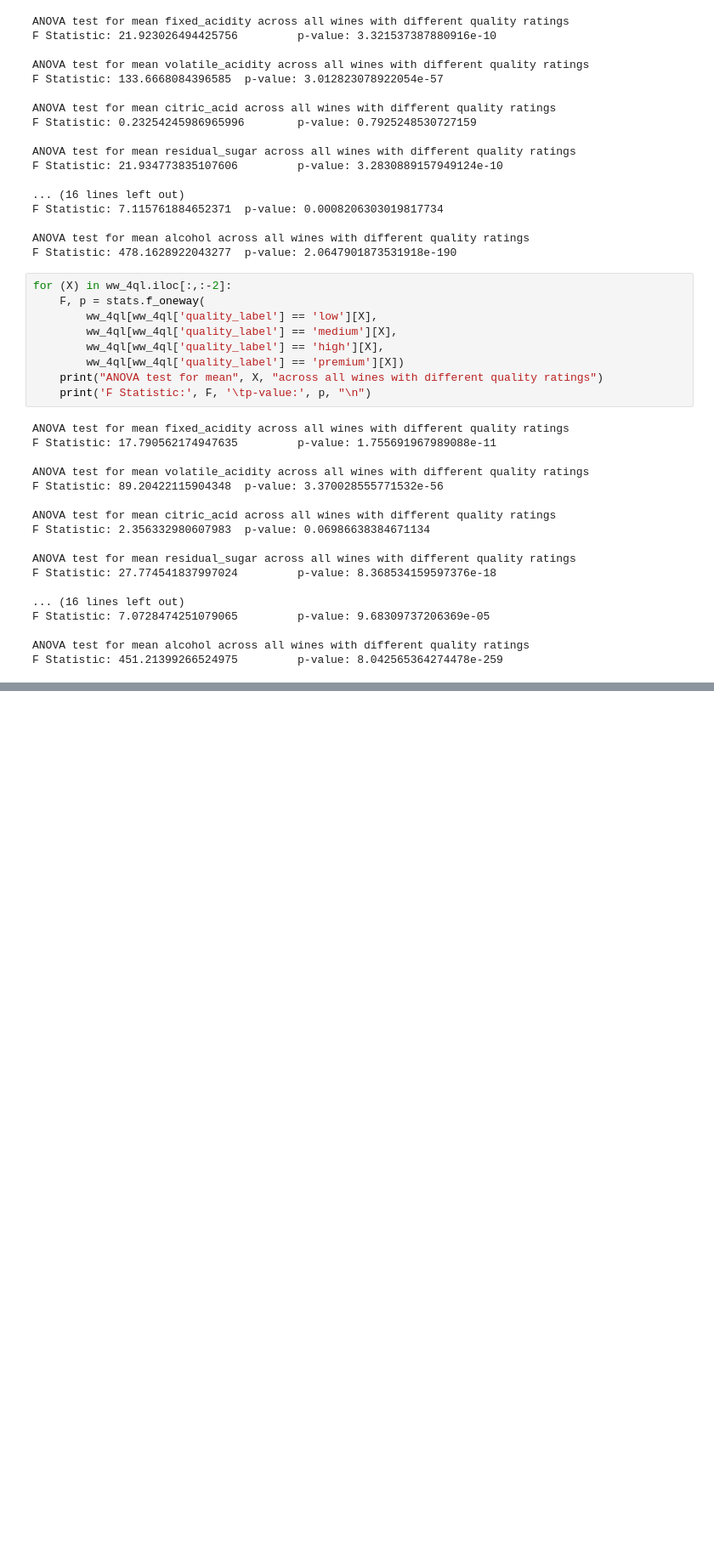
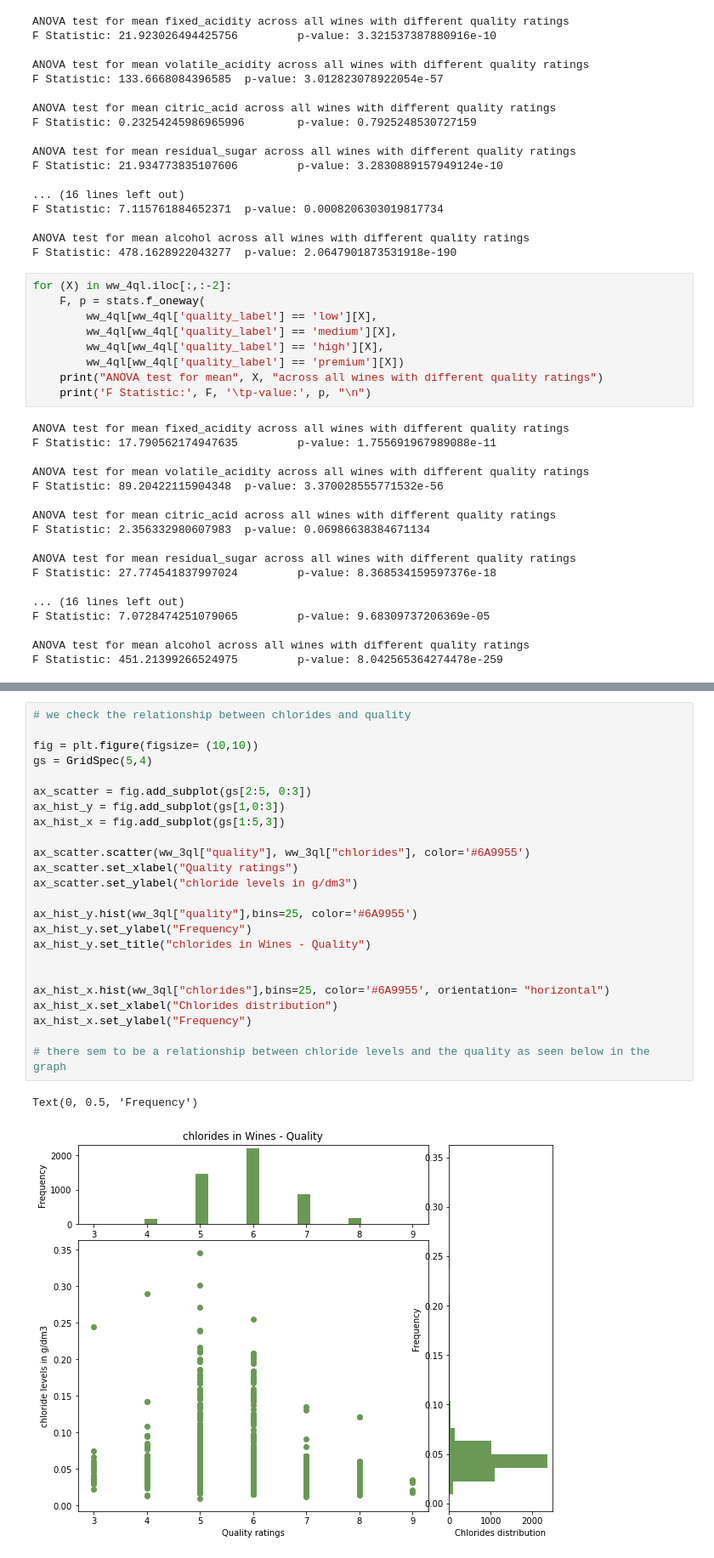
Before and after one commit to GitKPAN/4_BlueBerry-Winery, a Jupyter notebook: White_Wines_ML.ipynb, the cells around one changed output, grey strips where cells are left out. Shown at 85% size. Saved outputs shown, nothing was run; the diff lists cells and outputs as text; blank space fills up the shorter version.

Commit message:
Applied Regression Models on Wine quality

```diff
--- a/White_Wines_ML.ipynb
+++ b/White_Wines_ML.ipynb
@@ -404,0 +554,27 @@ TypeError: list indices must be integers or slices, not str
+# %%
+# we check the relationship between chlorides and quality
+
+fig = plt.figure(figsize= (10,10))
+gs = GridSpec(5,4)
+
+ax_scatter = fig.add_subplot(gs[2:5, 0:3])
+ax_hist_y = fig.add_subplot(gs[1,0:3])
+ax_hist_x = fig.add_subplot(gs[1:5,3])
+
+ax_scatter.scatter(ww_3ql["quality"], ww_3ql["chlorides"], color='#6A9955')
+ax_scatter.set_xlabel("Quality ratings")
+ax_scatter.set_ylabel("chloride levels in g/dm3")
+
+ax_hist_y.hist(ww_3ql["quality"],bins=25, color='#6A9955')
+ax_hist_y.set_ylabel("Frequency")
+ax_hist_y.set_title("chlorides in Wines - Quality")
+
+
+ax_hist_x.hist(ww_3ql["chlorides"],bins=25, color='#6A9955', orientation= "horizontal")
+ax_hist_x.set_xlabel("Chlorides distribution")
+ax_hist_x.set_ylabel("Frequency")
+
+# there sem to be a relationship between chloride levels and the quality as seen below in the graph
+# %% [output]
+Text(0, 0.5, 'Frequency')
+[figure, added]
```
Also changed, not shown: parts of 17 cells of this notebook, 1 other file.
